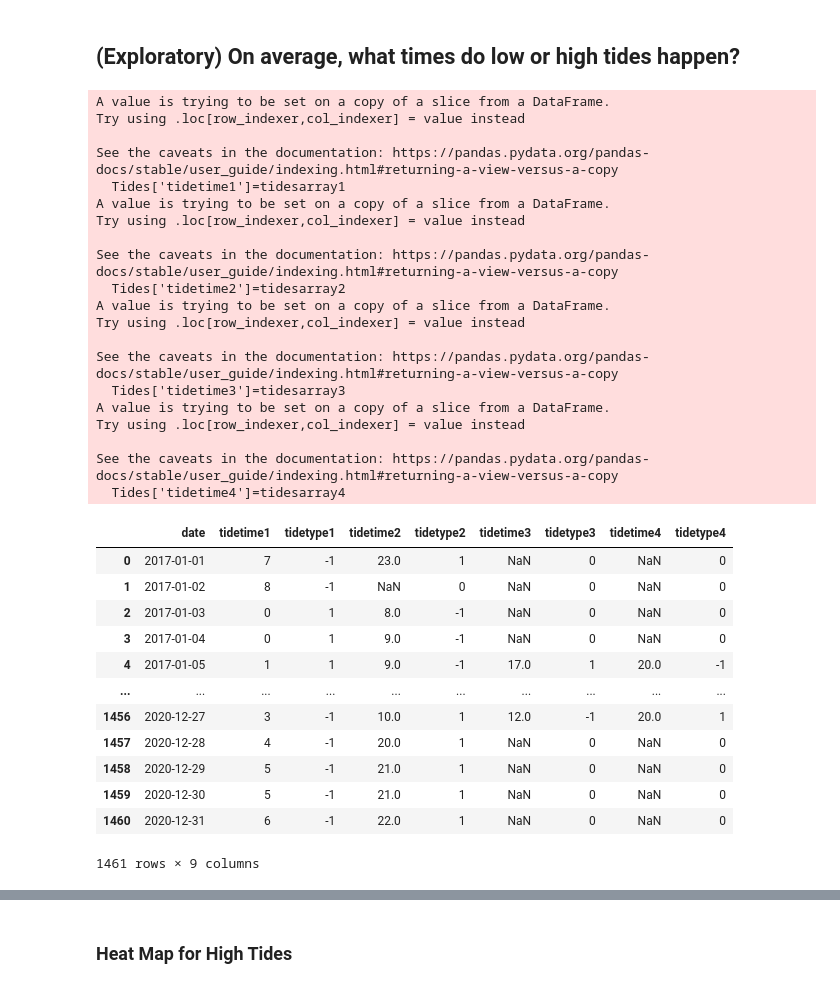
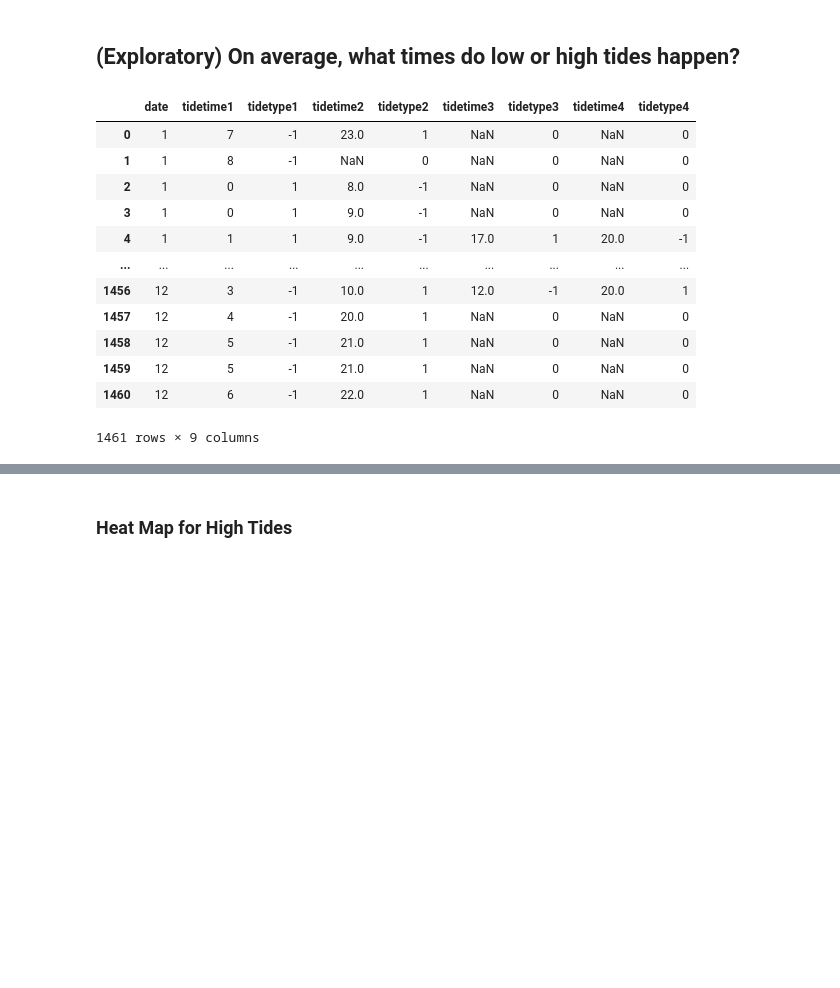
Before and after one commit to rlltj/OpenRefineFinalProject, a Jupyter notebook: OpenRefineMCO2(final).ipynb, the cells around one changed output, grey strips where cells are left out. Cells and saved outputs as stored; diff of their text form; code cells hidden in the pictures; blank space fills up the shorter version.

```diff
--- a/OpenRefineMCO2(final).ipynb
+++ b/OpenRefineMCO2(final).ipynb
@@ -1020,7 +1020,8 @@ whisk = sns.boxplot(x = "month", y = 'value' , order = [1,2,3,4,5,6,7,8,9,10,11,
 ## (Exploratory) On average, what times do low or high tides happen?
 # %%
 AverageLH = finalDF.copy()
-Tides = AverageLH[['date','tidetime1','tidetype1', 'tidetime2','tidetype2','tidetime3','tidetype3','tidetime4','tidetype4']]
+AverageLH['date'] = AverageLH['date'].dt.month
+Tides = AverageLH[['date','tidetime1','tidetype1', 'tidetime2','tidetype2','tidetime3','tidetype3','tidetime4','tidetype4']].copy()
 
 # for index, row in AveLH.iterrows():
 #     if isinstance(row['tidetime1'], datetime.datetime):
@@ -1040,66 +1041,46 @@ tidesarray4 = []
 for index, row in Tides.iterrows():
     if isinstance(row['tidetime1'], datetime.datetime):
         row['tidetime1']= row['tidetime1'].hour
         tidesarray1.append(row['tidetime1'])
 
     if isinstance(row['tidetime2'], datetime.datetime):
         row['tidetime2']= row['tidetime2'].hour
         tidesarray2.append(row['tidetime2'])
     else:
         tidesarray2.append(9999)
 
     if isinstance(row['tidetime3'], datetime.datetime):
         row['tidetime3']= row['tidetime3'].hour
         tidesarray3.append(row['tidetime3'])
     else:
         tidesarray3.append(9999)
 
     if isinstance(row['tidetime4'], datetime.datetime):
         row['tidetime4']= row['tidetime4'].hour
         tidesarray4.append(row['tidetime4'])
     else:
         tidesarray4.append(9999)
 
 #Tides array
 Tides['tidetime1']=tidesarray1
 Tides['tidetime2']=tidesarray2
 Tides['tidetime3']=tidesarray3
 Tides['tidetime4']=tidesarray4
 Tides
 # %% [output]
+|  | date | tidetime1 | tidetype1 | tidetime2 | tidetype2 | tidetime3 | tidetype3 | tidetime4 | tidetype4 |
+| 0 | 1 | 7 | -1 | 23.0 | 1 | NaN | 0 | NaN | 0 |
+| 1 | 1 | 8 | -1 | NaN | 0 | NaN | 0 | NaN | 0 |
+| 2 | 1 | 0 | 1 | 8.0 | -1 | NaN | 0 | NaN | 0 |
+| 3 | 1 | 0 | 1 | 9.0 | -1 | NaN | 0 | NaN | 0 |
+| 4 | 1 | 1 | 1 | 9.0 | -1 | 17.0 | 1 | 20.0 | -1 |
+| ... | ... | ... | ... | ... | ... | ... | ... | ... | ... |
+| 1456 | 12 | 3 | -1 | 10.0 | 1 | 12.0 | -1 | 20.0 | 1 |
+| 1457 | 12 | 4 | -1 | 20.0 | 1 | NaN | 0 | NaN | 0 |
+| 1458 | 12 | 5 | -1 | 21.0 | 1 | NaN | 0 | NaN | 0 |
+| 1459 | 12 | 5 | -1 | 21.0 | 1 | NaN | 0 | NaN | 0 |
+| 1460 | 12 | 6 | -1 | 22.0 | 1 | NaN | 0 | NaN | 0 |
-A value is trying to be set on a copy of a slice from a DataFrame.
-Try using .loc[row_indexer,col_indexer] = value instead
-
-See the caveats in the documentation: https://pandas.pydata.org/pandas-docs/stable/user_guide/indexing.html#returning-a-view-versus-a-copy
-  Tides['tidetime1']=tidesarray1
-A value is trying to be set on a copy of a slice from a DataFrame.
-Try using .loc[row_indexer,col_indexer] = value instead
-
-See the caveats in the documentation: https://pandas.pydata.org/pandas-docs/stable/user_guide/indexing.html#returning-a-view-versus-a-copy
-  Tides['tidetime2']=tidesarray2
-A value is trying to be set on a copy of a slice from a DataFrame.
-Try using .loc[row_indexer,col_indexer] = value instead
-
-See the caveats in the documentation: https://pandas.pydata.org/pandas-docs/stable/user_guide/indexing.html#returning-a-view-versus-a-copy
-  Tides['tidetime3']=tidesarray3
-A value is trying to be set on a copy of a slice from a DataFrame.
-Try using .loc[row_indexer,col_indexer] = value instead
-
-See the caveats in the documentation: https://pandas.pydata.org/pandas-docs/stable/user_guide/indexing.html#returning-a-view-versus-a-copy
-  Tides['tidetime4']=tidesarray4
+1461 rows × 9 columns
-|  | date | tidetime1 | tidetype1 | tidetime2 | tidetype2 | tidetime3 | tidetype3 | tidetime4 | tidetype4 |
-| 0 | 2017-01-01 | 7 | -1 | 23.0 | 1 | NaN | 0 | NaN | 0 |
-| 1 | 2017-01-02 | 8 | -1 | NaN | 0 | NaN | 0 | NaN | 0 |
-| 2 | 2017-01-03 | 0 | 1 | 8.0 | -1 | NaN | 0 | NaN | 0 |
-| 3 | 2017-01-04 | 0 | 1 | 9.0 | -1 | NaN | 0 | NaN | 0 |
-| 4 | 2017-01-05 | 1 | 1 | 9.0 | -1 | 17.0 | 1 | 20.0 | -1 |
-| ... | ... | ... | ... | ... | ... | ... | ... | ... | ... |
-| 1456 | 2020-12-27 | 3 | -1 | 10.0 | 1 | 12.0 | -1 | 20.0 | 1 |
-| 1457 | 2020-12-28 | 4 | -1 | 20.0 | 1 | NaN | 0 | NaN | 0 |
-| 1458 | 2020-12-29 | 5 | -1 | 21.0 | 1 | NaN | 0 | NaN | 0 |
-| 1459 | 2020-12-30 | 5 | -1 | 21.0 | 1 | NaN | 0 | NaN | 0 |
-| 1460 | 2020-12-31 | 6 | -1 | 22.0 | 1 | NaN | 0 | NaN | 0 |
-1461 rows × 9 columns
 # %%
 AverageLH = Tides.rename(columns={"date":"Month"})
 # %%
```
Also changed, not shown: parts of 9 cells of this notebook.
